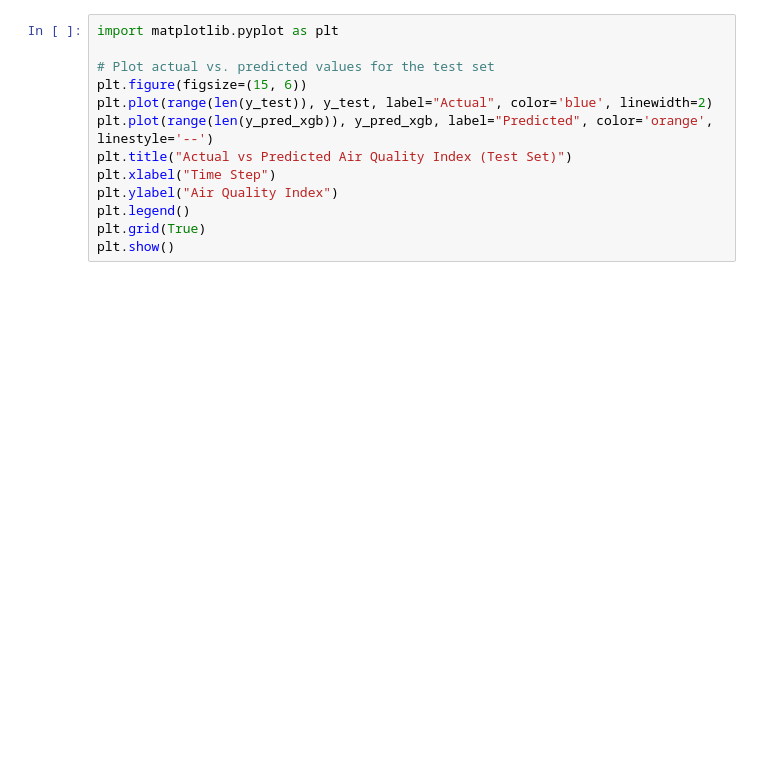
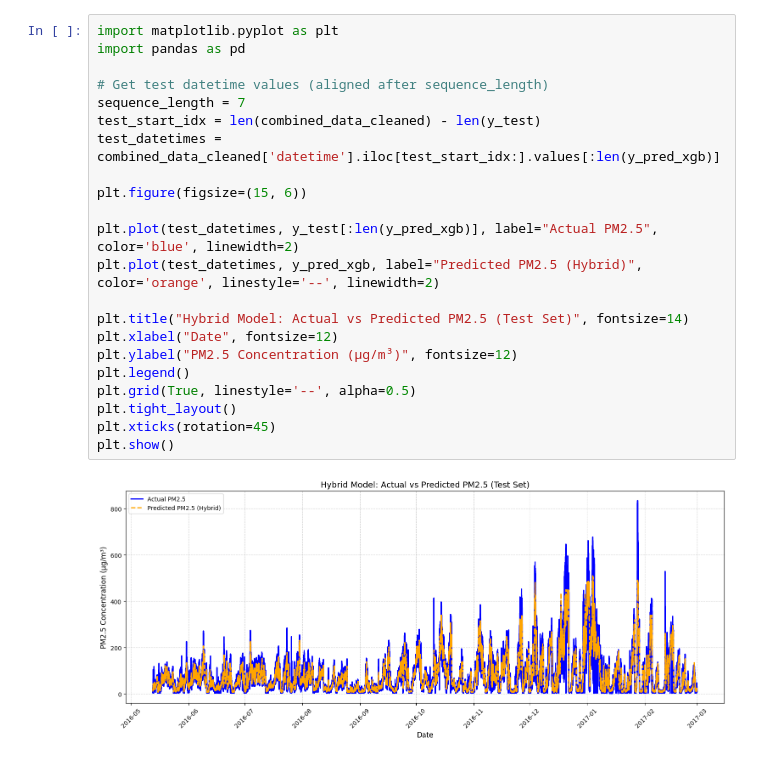
Before and after one commit to nnr2611/Air-Pollution-prediction, a Jupyter notebook: notebook/ProjectML.ipynb, the cells around one changed output. Drawn from its saved outputs; the diff is of its cells as text; blank space fills up the shorter version.

```diff
--- a/notebook/ProjectML.ipynb
+++ b/notebook/ProjectML.ipynb
@@ -348,13 +471,24 @@ Hybrid Model (LSTM + XGBoost) MAE: 17.394490716805894
 # %%
 import matplotlib.pyplot as plt
+import pandas as pd
 
-# Plot actual vs. predicted values for the test set
+# Get test datetime values (aligned after sequence_length)
+sequence_length = 7
+test_start_idx = len(combined_data_cleaned) - len(y_test)
+test_datetimes = combined_data_cleaned['datetime'].iloc[test_start_idx:].values[:len(y_pred_xgb)]
+
 plt.figure(figsize=(15, 6))
-plt.plot(range(len(y_test)), y_test, label="Actual", color='blue', linewidth=2)
-plt.plot(range(len(y_pred_xgb)), y_pred_xgb, label="Predicted", color='orange', linestyle='--')
-plt.title("Actual vs Predicted Air Quality Index (Test Set)")
-plt.xlabel("Time Step")
-plt.ylabel("Air Quality Index")
+
+plt.plot(test_datetimes, y_test[:len(y_pred_xgb)], label="Actual PM2.5", color='blue', linewidth=2)
+plt.plot(test_datetimes, y_pred_xgb, label="Predicted PM2.5 (Hybrid)", color='orange', linestyle='--', linewidth=2)
+
+plt.title("Hybrid Model: Actual vs Predicted PM2.5 (Test Set)", fontsize=14)
+plt.xlabel("Date", fontsize=12)
+plt.ylabel("PM2.5 Concentration (µg/m³)", fontsize=12)
 plt.legend()
-plt.grid(True)
+plt.grid(True, linestyle='--', alpha=0.5)
+plt.tight_layout()
+plt.xticks(rotation=45)
 plt.show()
+# %% [output]
+[figure, added]
```
Also changed, not shown: parts of 22 cells of this notebook.
